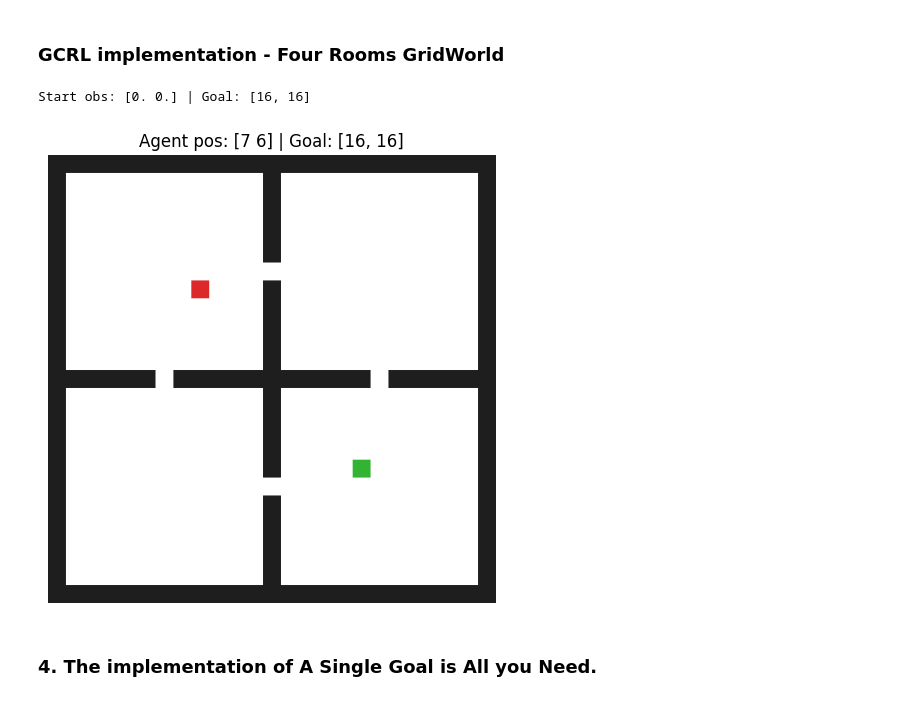
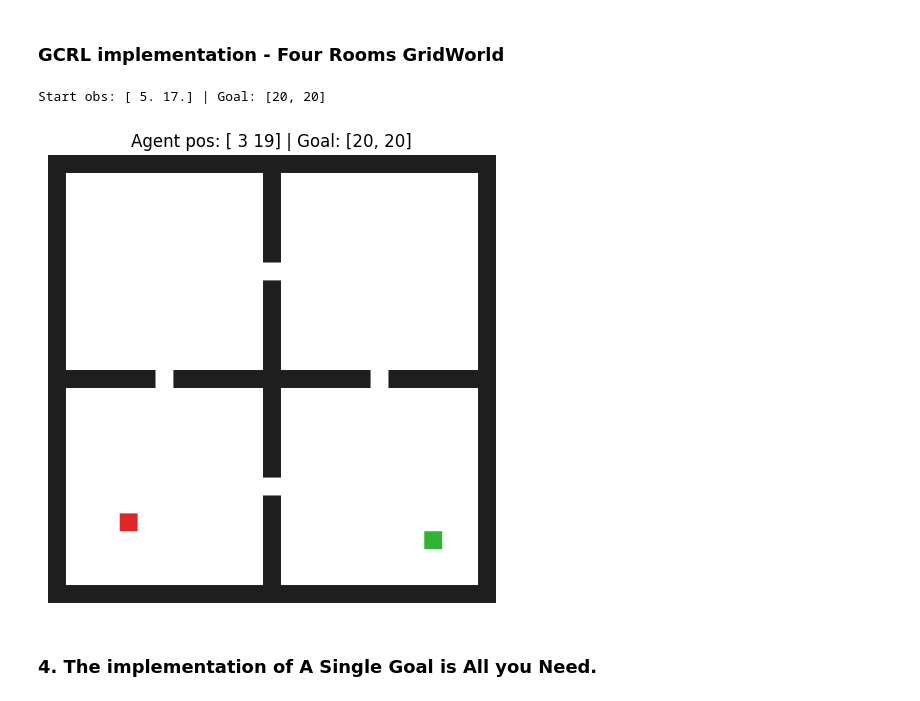
Before and after one commit to tanjun8802/MSc_Dissertation, a Jupyter notebook: sandbox/SGCRL_GridWorld4Rooms.ipynb, the cells around one changed output. Cells and saved outputs as stored; diff of their text form; code cells hidden in the pictures.

```diff
--- a/sandbox/SGCRL_GridWorld4Rooms.ipynb
+++ b/sandbox/SGCRL_GridWorld4Rooms.ipynb
@@ -72,7 +72,7 @@ class FourRoomsGridWorld(gym.Env):
 
     def sample_initial_state(self):
         while True:
-            sample = self.np_random.integers(0, 3, size=(2,), dtype=np.int32)
+            sample = self.np_random.integers(0, self.grid_size, size=(2,), dtype=np.int32)
             if self._is_valid_cell(sample):
                 return sample
 
@@ -148,7 +148,7 @@ class FourRoomsGridWorld(gym.Env):
 class FourRoomsGoalWrapper(gym.Wrapper):
     """Sparse-reward goal wrapper with configurable goal and slight stochasticity."""
 
-    def __init__(self, env, goal_position=(16, 16), goal_reward=1.0, step_reward=0.0, slip_prob=0.10):
+    def __init__(self, env, goal_position=(20, 20), goal_reward=1.0, step_reward=0.0, slip_prob=0.10):
         super().__init__(env)
         self.goal_reward = float(goal_reward)
         self.step_reward = float(step_reward)
@@ -401,36 +401,36 @@ class TrajectoryReplayBuffer:
 # %%
 import numpy as np
 import matplotlib
 import matplotlib.pyplot as plt
 import matplotlib.animation as animation
 from IPython.display import HTML
 
 # --- paste your class definitions above this line ---
 
 env_base = FourRoomsGridWorld(render_mode="rgb_array")
-env = FourRoomsGoalWrapper(env_base, goal_position=(16, 16))
+env = FourRoomsGoalWrapper(env_base, goal_position=(20, 20))
 
 obs, info = env.reset()
 print("Start obs:", obs, "| Goal:", info["goal_position"])
 
 frames = []
 for _ in range(200):
     action = env.action_space.sample()
     obs, reward, terminated, truncated, info = env.step(action)
     frame = env.render()
     frames.append(frame)
     if terminated or truncated:
         break
 
 # --- render a single static frame ---
 fig, ax = plt.subplots(figsize=(5, 5))
 ax.imshow(frames[-1])
 ax.set_title(f"Agent pos: {obs.astype(int)} | Goal: {info['goal_position']}")
 ax.axis("off")
 plt.tight_layout()
 # %% [output]
-Start obs: [0. 0.] | Goal: [16, 16]
+Start obs: [ 5. 17.] | Goal: [20, 20]
-[figure, old version]
+[figure, new version]
 # %% [markdown]
 ### 4. The implementation of A Single Goal is All you Need.
 # %% [markdown]
```
Also changed, not shown: parts of 7 cells of this notebook, 3 other files.
